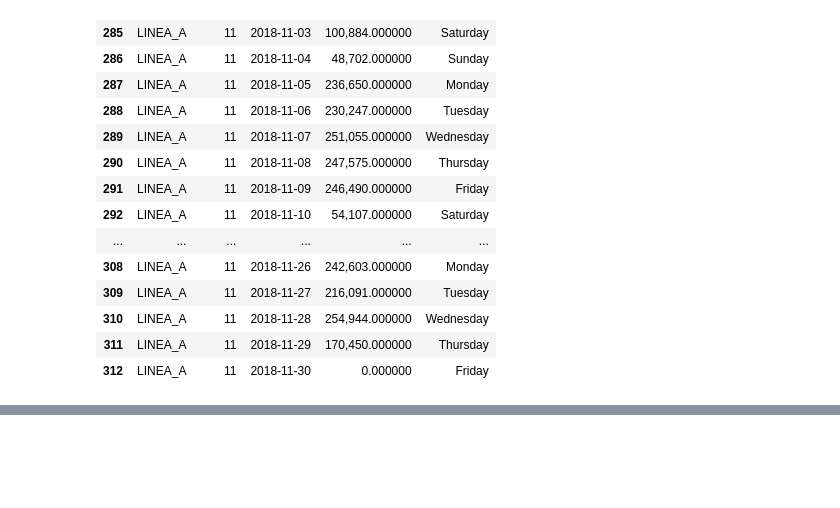
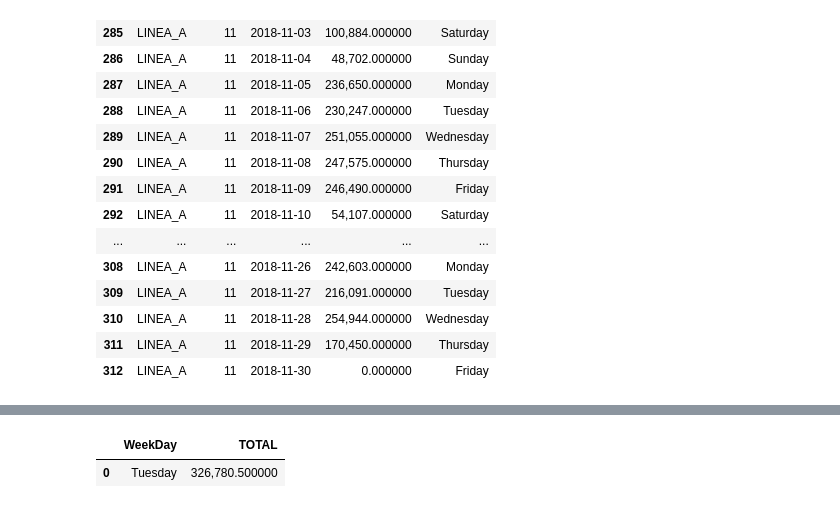
Before and after one commit to rodrinovo/Final-Project-EANT, a Jupyter notebook: Notebooks/Eventos.ipynb, the cells around one changed output, grey strips where cells are left out. Saved outputs shown, nothing was run; the diff lists cells and outputs as text; code cells hidden in the pictures; blank space fills up the shorter version.

Commit message:
Add files via upload
Update Graficos. Falta agregar Media y corregir texto eje X

```diff
--- a/Notebooks/Eventos.ipynb
+++ b/Notebooks/Eventos.ipynb
@@ -964,0 +968,6 @@ NoviTotalstd = Novi1.groupby('WeekDay')['TOTAL'].std()
+# %%
+#es la media de todos los martes de Abril en la linea A, no me aparece en el grafico
+AbrilTotalmean
+# %% [output]
+|  | WeekDay | TOTAL |
+| 0 | Tuesday | 326,780.500000 |
```
Also changed, not shown: parts of 8 cells of this notebook.
